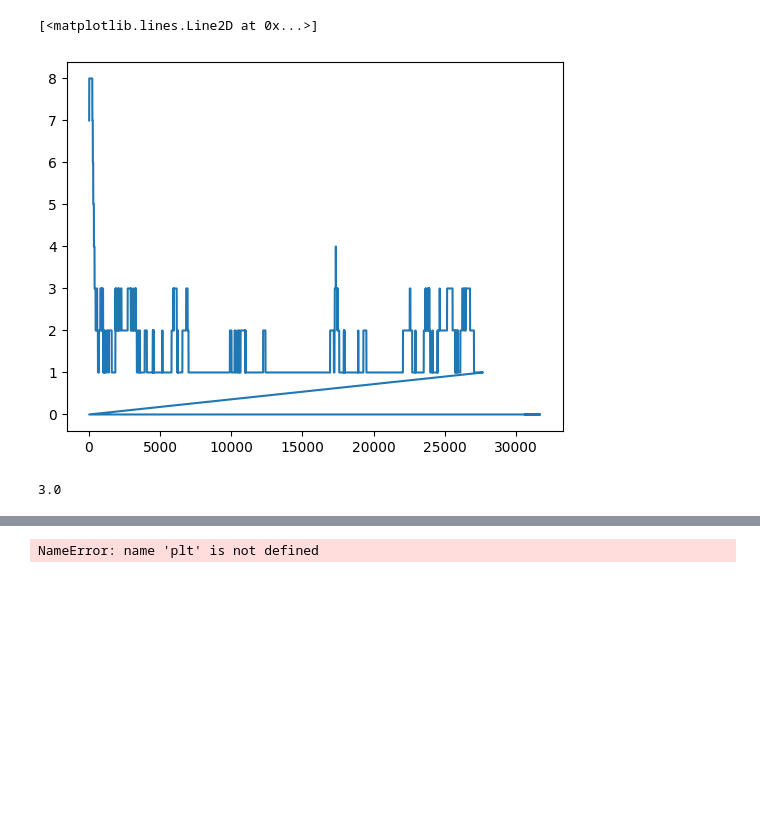
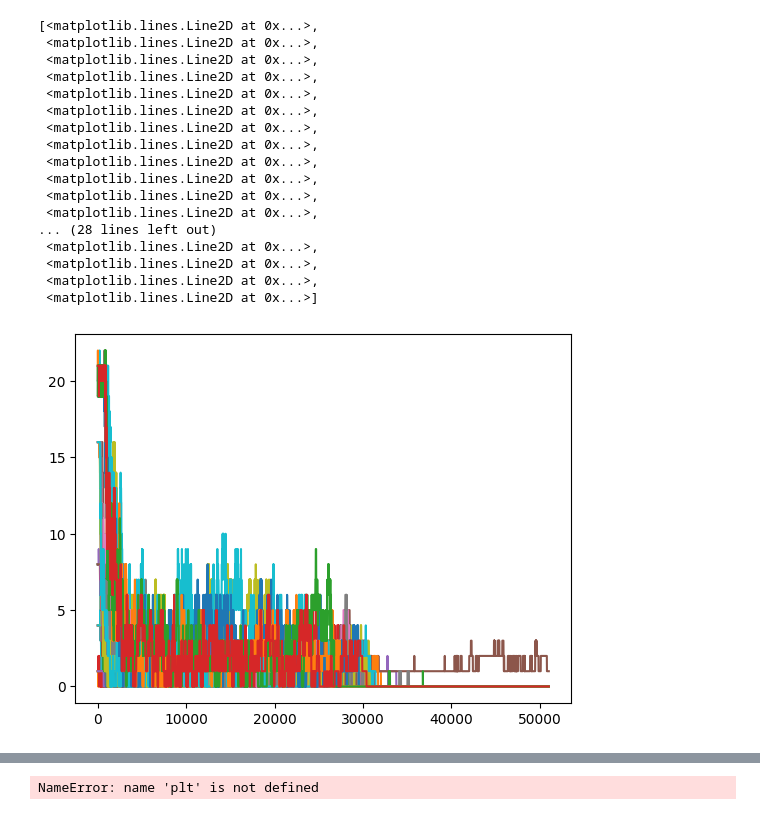
Before and after one commit to complex-lab/robotic_swarms, a Jupyter notebook: bots_number_per_frame.ipynb, the cells around one changed output, grey strips where cells are left out. Drawn from its saved outputs; the diff is of its cells as text; code cells hidden in the pictures; blank space fills up the shorter version.

```diff
--- a/bots_number_per_frame.ipynb
+++ b/bots_number_per_frame.ipynb
@@ -18,28 +19,39 @@ def read_time(time_value):
     frames=(minutes*60+sec)*25
     return frames
 # %%
-expSumFileNamePassive='C:\\Users\\User\\Documents\\Eden\\locate_git_code\\packaged\\expSumPack.csv'
+expSumFileNamePassive='C:\\Users\\User\\Documents\\Python Scripts\\research_lab_scripts\\expSumPack_pasive.csv'
 expSumPassive=pd.read_csv(expSumFileNamePassive,index_col=0)
-expSumPassive=expSumPassive[(expSumPassive['bots']==8)]
+#expSumPassive=expSumPassive[(expSumPassive['bots']!=8)]
 suffix='_distances.csv'
-passive_path='C:\\Users\\User\\Documents\\Eden\\locate_git_code\\packaged'
+passive_path='C:\\Users\\User\\Documents\\Python Scripts\\research_lab_scripts\\packaged\\distances'
 close_threshold=140**2
 too_close_thresh=100**2
 countdf=pd.DataFrame()
+bot_nums=pd.DataFrame()
 bottypes=['fronter','aligner']
 for bottype in bottypes:
     relevant_table=expSumPassive[(expSumPassive['bottype']==bottype)]
+    bot_num_array=pd.Series([]);
     for index,row in relevant_table.iterrows():
         FileName=row.locatingFileNamePack
+        bot_num_array[index]=row.bots
+        print(FileName)
         srtarting_frame=read_time(row.start_min)
-        data=pd.read_csv(passive_path+FileName+suffix,index_col=0)
-        relevant_data=data.iloc[srtarting_frame:len(data)]
-        relevant_data=relevant_data.reset_index()
-        cond = (relevant_data.distance_sq<=close_threshold)&(relevant_data.distance_sq>too_close_thresh)
-        dataCond = relevant_data[cond]
+        data=pd.read_csv(passive_path+'\\'+FileName+suffix,index_col=0)
+        #relevant_data=data.iloc[srtarting_frame:len(data)].reset_index(drop=True)
+        #relevant_data.to_csv(passive_path+'\\relevant_data_test.csv')
+        #relevant_data=relevant_data.reset_index()
+        cond = (data.distance_sq<=close_threshold)&(data.distance_sq>too_close_thresh)
+        dataCond = data[cond]
         dataCG=dataCond.groupby(['frame'], as_index=True).count()
-        dataCG.to_csv(passive_path+'\\dataCG_test.csv')
-        countdf=pd.concat((countdf,dataCG.distance_sq.rename(FileName)),axis=1)
+        dataCG_relevant=dataCG.iloc[srtarting_frame:len(data)]
+        dataCG_relevant_index=dataCG_relevant.index-srtarting_frame
+        dataCG_relevant.set_index(dataCG_relevant_index,inplace=True)
+        dataCG_relevant.to_csv(passive_path+'\\dataCG_relevant_test.csv')
+        #dataCG.to_csv(passive_path+'\\dataCG_test.csv')
+        countdf=pd.concat([countdf,dataCG.distance_sq.rename(FileName)],axis=1)
         countdf.to_csv(passive_path+'\\countdf_test.csv')
+    bot_nums=pd.concat([bot_nums,bot_num_array.rename(bottype)],axis=1)
 countdf.fillna(0,inplace=True)
+countdf.to_csv(passive_path+'\\countdf_test.csv')
 # %% [output]
@@ -47,11 +154,28 @@ KeyboardInterrupt:
 # %%
-plt.plot(countdf.iloc[:,0])
-#plt.plot(countdf.iloc[:,2],markeredgecolor='olive',marker='o',alpha=0.4,markerfacecolor='none',markeredgewidth=.1)
+#plt.plot(countdf.iloc[:,0])
+#plt.plot(countdf.iloc[:,0:4],markeredgecolor='olive',marker='o',alpha=0.4,markerfacecolor='none',markeredgewidth=.1)
 #plt.plot(countdf.iloc[:,5:10],markeredgecolor='cyan',marker='o',alpha=0.4,markerfacecolor='none',markeredgewidth=.1)
+plt.plot(countdf)
 #column_names = list(countdf.columns.values)
 #plt.axis([12500,20000,0,4])
 #plt.legend(column_names)
 #plt.axis([1000,1300,-1,8])
 # %% [output]
-[<matplotlib.lines.Line2D at 0x...>]
+[<matplotlib.lines.Line2D at 0x...>,
+ <matplotlib.lines.Line2D at 0x...>,
+ <matplotlib.lines.Line2D at 0x...>,
+ <matplotlib.lines.Line2D at 0x...>,
+ <matplotlib.lines.Line2D at 0x...>,
+ <matplotlib.lines.Line2D at 0x...>,
+ <matplotlib.lines.Line2D at 0x...>,
+ <matplotlib.lines.Line2D at 0x...>,
+ <matplotlib.lines.Line2D at 0x...>,
+ <matplotlib.lines.Line2D at 0x...>,
+ <matplotlib.lines.Line2D at 0x...>,
+ <matplotlib.lines.Line2D at 0x...>,
+... (28 lines left out)
+ <matplotlib.lines.Line2D at 0x...>,
+ <matplotlib.lines.Line2D at 0x...>,
+ <matplotlib.lines.Line2D at 0x...>,
+ <matplotlib.lines.Line2D at 0x...>]
-[figure, old version]
+[figure, new version]
@@ -63,4 +198,0 @@ alingers_mean=alingers_count.mean(axis = 1)
-# %%
-fronter_mean[500]
-# %% [output]
-3.0
```
Also changed, not shown: parts of 12 cells of this notebook.
